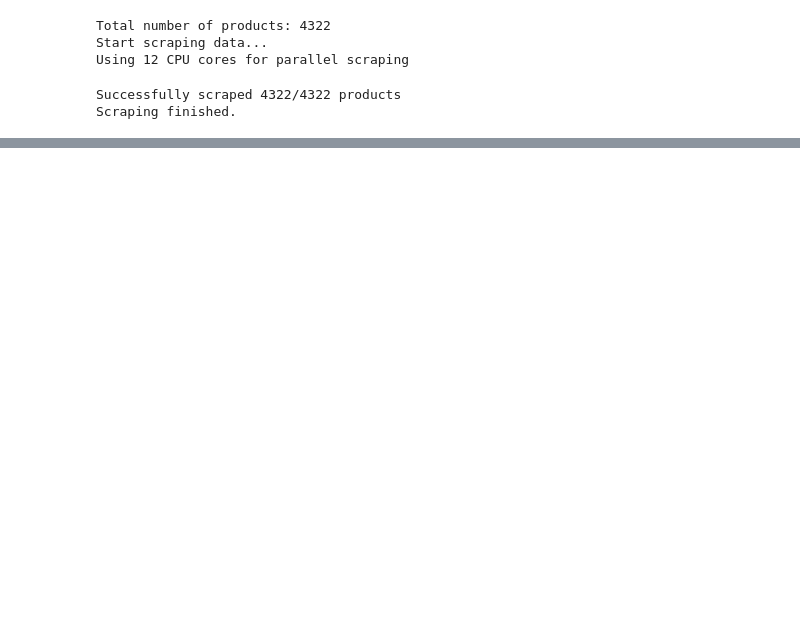
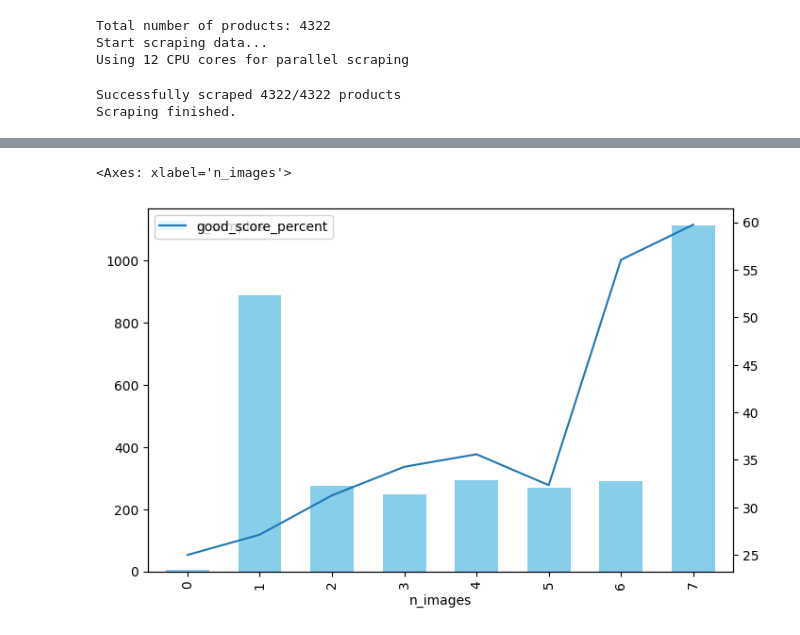
Before and after one commit to Vector239/ISOM5160-project-AI-Driven-Personalized-Product-Improvement-Recommendation-System-for-Amazon-Sellers, a Jupyter notebook: ISOM5160-GROUP7.ipynb, the cells around one changed output, grey strips where cells are left out. Drawn from its saved outputs; the diff is of its cells as text; code cells hidden in the pictures; blank space fills up the shorter version.

```diff
--- a/ISOM5160-GROUP7.ipynb
+++ b/ISOM5160-GROUP7.ipynb
@@ -41,0 +115,12 @@ Scraping finished.
+# %%
+data = []
+for n in range(8):
+    tmp = df_amazon_product_info[df_amazon_product_info.CountAltImages==n]#.Score.hist(bins=50)
+    data.append({'n_images':n, 'good_score_percent':len(tmp[tmp.Score > 4.4]) / len(tmp) * 100, 'n_samples':len(tmp)})
+
+df = pd.DataFrame(data)
+ax = df.plot(x='n_images', y='n_samples', kind="bar", color="skyblue", width=0.6, figsize=(8,5))
+df.plot(x='n_images', y=['good_score_percent'], ax=ax.twinx())
+# %% [output]
+<Axes: xlabel='n_images'>
+[figure, added]
```
Also changed, not shown: parts of 12 cells of this notebook, 3 other files.
